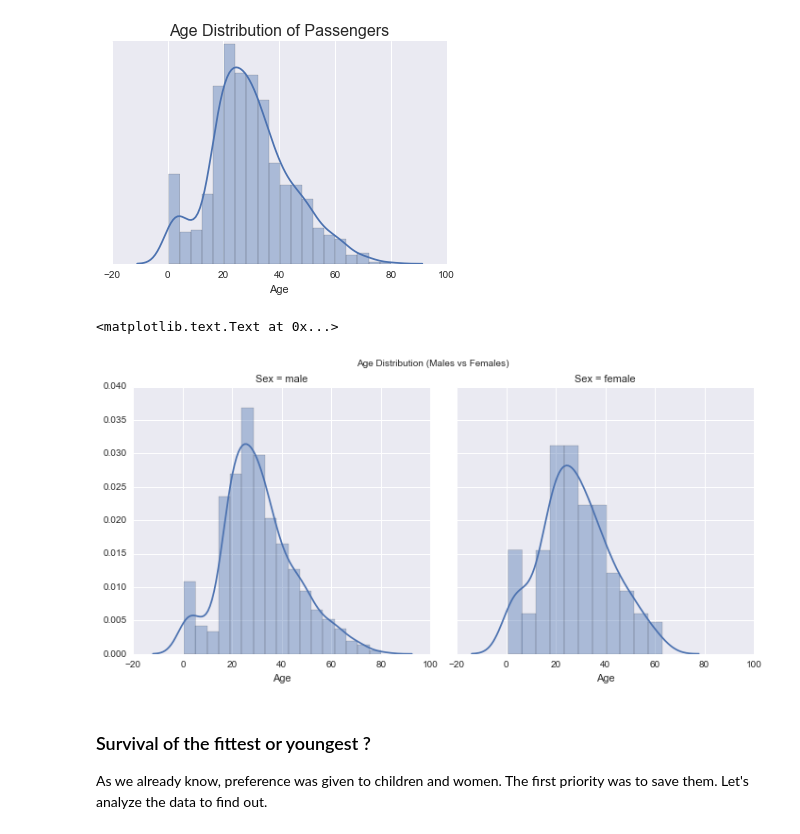
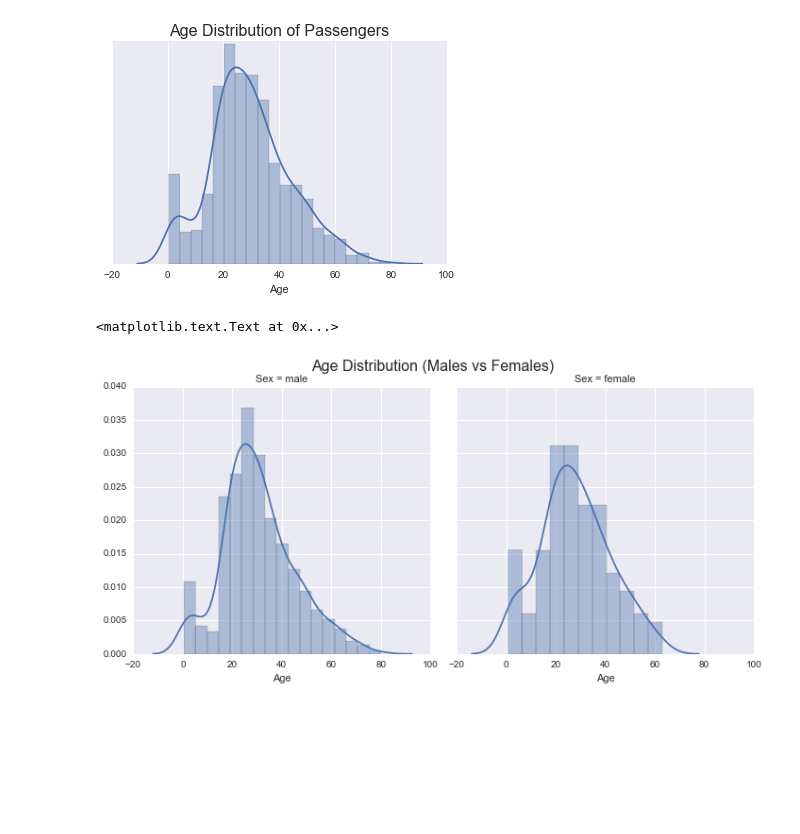
Before and after one commit to abkds/titanic-data, a Jupyter notebook: titanic_data.ipynb, the cells around one changed output. Cells and saved outputs as stored; diff of their text form; code cells hidden in the pictures; blank space fills up the shorter version.

```diff
--- a/titanic_data.ipynb
+++ b/titanic_data.ipynb
@@ -127,12 +127,8 @@ plt.title('Age Distribution of Passengers', fontdict={'fontsize': 16})
 # %%
 facet_grid = sns.FacetGrid(titanic_data, col='Sex', size=5, aspect=1)
 facet_grid.map(sns.distplot, "Age")
 plt.subplots_adjust(top=0.9)
-facet_grid.fig.suptitle('Age Distribution (Males vs Females)') # can also get the figure from plt.gcf()
+facet_grid.fig.suptitle('Age Distribution (Males vs Females)', fontsize=16)
 # %% [output]
 <matplotlib.text.Text at 0x...>
-[figure, old version]
+[figure, new version]
-# %% [markdown]
-### Survival of the fittest or youngest ?
-
-As we already know, preference was given to children and women. The first priority was to save them. Let's analyze the data to find out.
```
Also changed, not shown: parts of 10 cells of this notebook.
